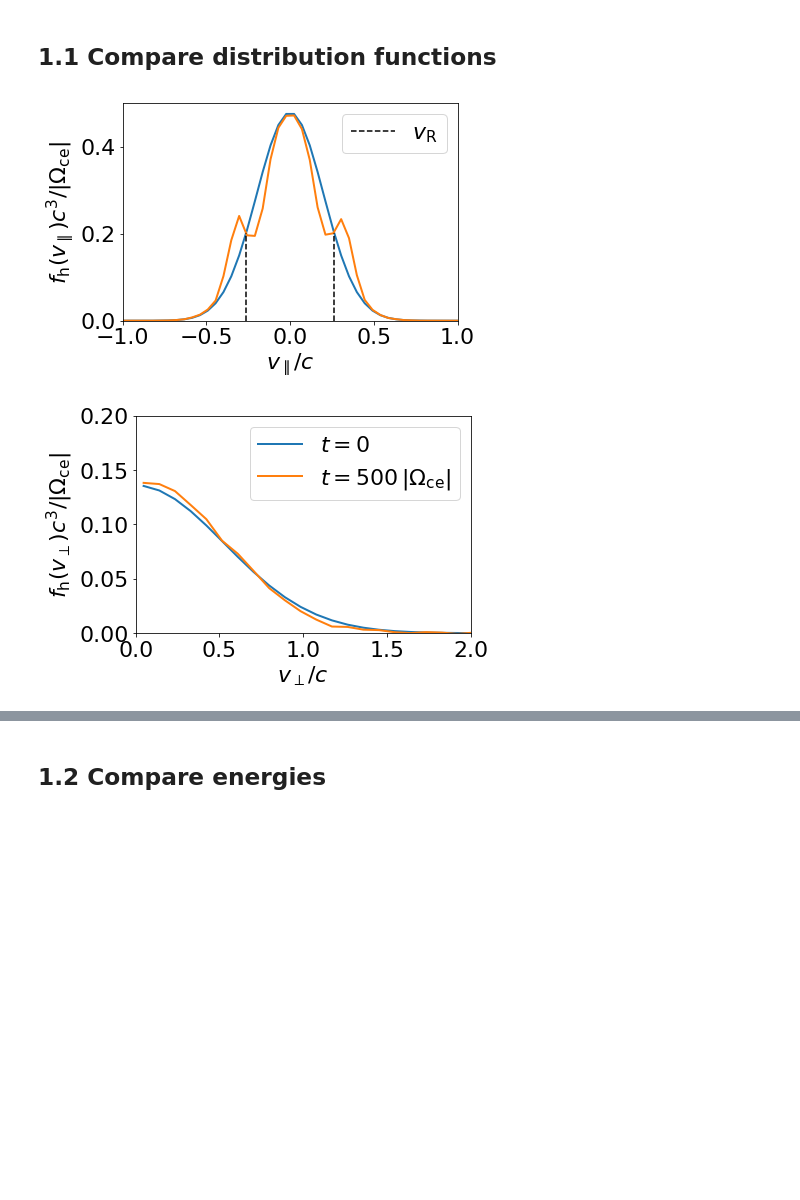
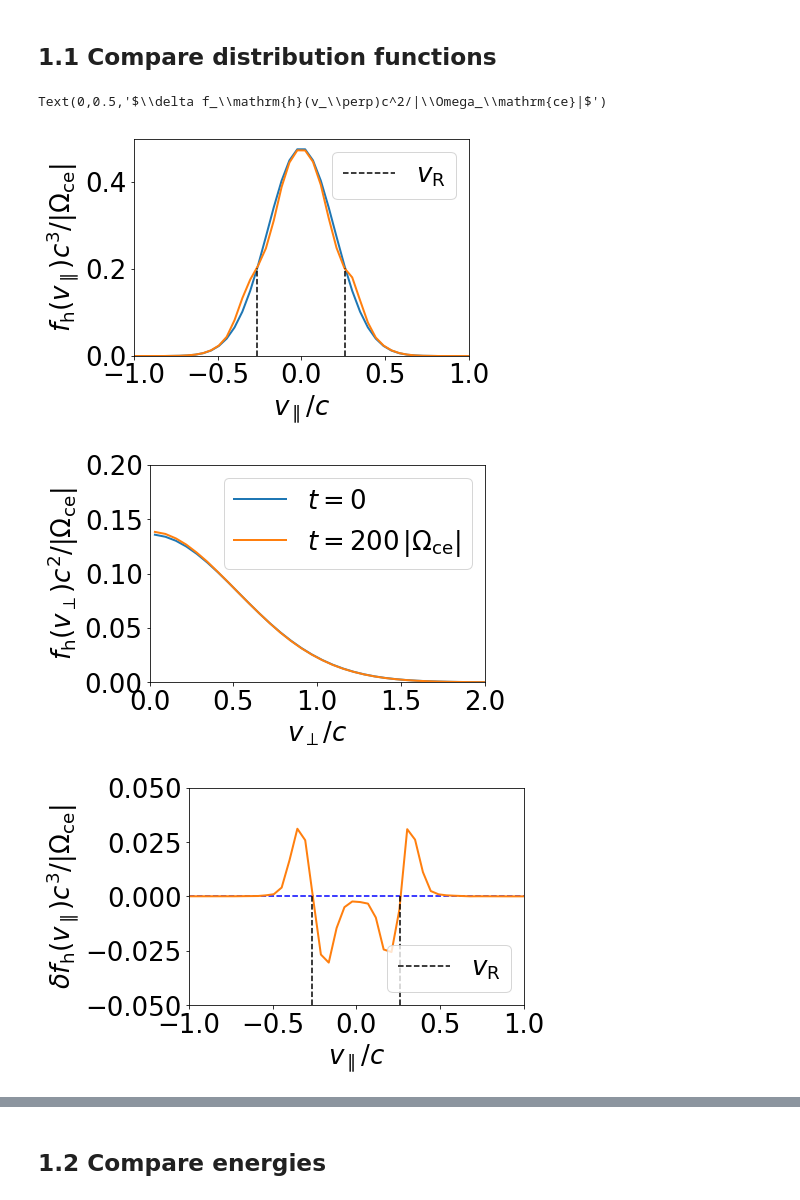
Before and after one commit to ratnania/mhd, a Jupyter notebook: 02_HybridModelling/01_Electron_Hybrid_Code.ipynb, the cells around one changed output, grey strips where cells are left out. Cells and saved outputs as stored; diff of their text form; code cells hidden in the pictures; blank space fills up the shorter version.

```diff
--- a/02_HybridModelling/01_Electron_Hybrid_Code.ipynb
+++ b/02_HybridModelling/01_Electron_Hybrid_Code.ipynb
@@ -587,7 +610,7 @@ quit
 # %%
 import matplotlib.pyplot as plt
 
-fontsize = 22
+fontsize = 26
 #plt.rc('text', usetex = False)
 #plt.rc('font',family = 'serif')
 plt.rcParams.update({'font.size': fontsize})
@@ -595,10 +618,10 @@ plt.rc('xtick', labelsize = fontsize)
 plt.rc('ytick', labelsize = fontsize)
 
 Nbin_par = 128
-Nbin_perp = 32
+Nbin_perp = 64
 
 Lv_par = 6
-Lv_perp = 3
+Lv_perp = 4
 
 dv_bin_par = Lv_par/Nbin_par
 v_bin_par = np.linspace(-Lv_par/2, Lv_par/2, Nbin_par + 1)
@@ -624,8 +647,8 @@ f_perp_ini = fh0(0, v_bin_perp/np.sqrt(2), v_bin_perp/np.sqrt(2), 0, 0)*np.sqrt(
 Vbin_par = np.digitize(particles[:, 3], Vedges_par) - 1
 Vbin_perp = np.digitize(np.sqrt(particles[:, 1]**2 + particles[:, 2]**2), Vedges_perp) - 1
 
-f_par = np.bincount(Vbin_par, particles[:, 4], Nbin_par)/(Np*binVol_par) + f_par_ini
-f_perp = np.bincount(Vbin_perp, particles[:, 4], Nbin_perp)/(Np*binVol_perp) + f_perp_ini
+f_par = np.bincount(Vbin_par, particles[:, 4], Nbin_par)/(Np*binVol_par*Lz) + control*f_par_ini
+f_perp = np.bincount(Vbin_perp, particles[:, 4], Nbin_perp)/(Np*binVol_perp*Lz*v_bin_perp*2*np.pi) + control*f_perp_ini
 # ...
 
 # ... resonant velocity
@@ -633,36 +656,69 @@ omega = utils.solveDispersionHybrid(k, +1, c, wce, wpe, wpar, wperp, nuh, 0.5 +
 omega_r = np.real(omega)
 gamma = np.imag(omega)
 vR = np.abs((omega_r + wce)/k)
 # ...
 
 f1 = plt.figure()
 f1.set_figheight(4)
 f1.set_figwidth(6)
 
 
 plt.plot(v_bin_par, f_par_ini, linewidth = 2)
 plt.plot(v_bin_par, f_par, linewidth = 2)
 plt.plot(np.ones(10)*vR, np.linspace(0, fh0(0, 0, 0, vR, 0)*2*np.pi*wperp**2, 10), 'k--', label = '$v_\mathrm{R}$')
 plt.plot(-np.ones(10)*vR, np.linspace(0, fh0(0, 0, 0, vR, 0)*2*np.pi*wperp**2, 10), 'k--')
 plt.ylim((0, 0.5))
 plt.xlim((-1, 1))
 plt.xlabel('$v_\parallel/c$')
 plt.ylabel('$f_\mathrm{h}(v_\parallel)c^3/|\Omega_\mathrm{ce}|$')
 plt.legend()
-plt.savefig('/home/florian/Schreibtisch/Masterarbeit/05_Präsentationen/04_Ringberg/01_Figures/Anisotropic_parallel.pdf', bbox_inches = 'tight')
+#plt.savefig('/home/florian/Schreibtisch/Masterarbeit/05_Präsentationen/04_Ringberg/01_Figures/Anisotropic_parallel_WithCV.pdf', bbox_inches = 'tight')
 
 f2 = plt.figure()
 f2.set_figheight(4)
 f2.set_figwidth(6)
 
 plt.plot(v_bin_perp, f_perp_ini, label = '$t=0$', linewidth = 2)
-plt.plot(v_bin_perp, f_perp, label = '$t=500\,|\Omega_\mathrm{ce}|$', linewidth = 2)
+plt.plot(v_bin_perp, f_perp, label = '$t=200\,|\Omega_\mathrm{ce}|$', linewidth = 2)
 plt.xlabel('$v_\perp/c$')
-plt.ylabel('$f_\mathrm{h}(v_\perp)c^3/|\Omega_\mathrm{ce}|$')
+plt.ylabel('$f_\mathrm{h}(v_\perp)c^2/|\Omega_\mathrm{ce}|$')
 plt.ylim((0, 0.2))
 plt.xlim((0, 2))
 plt.legend()
-plt.savefig('/home/florian/Schreibtisch/Masterarbeit/05_Präsentationen/04_Ringberg/01_Figures/Anisotropic_perp.pdf', bbox_inches = 'tight')
+#plt.savefig('/home/florian/Schreibtisch/Masterarbeit/05_Präsentationen/04_Ringberg/01_Figures/Anisotropic_perp_WithCV.pdf', bbox_inches = 'tight')
+
+
+f3 = plt.figure()
+f3.set_figheight(4)
+f3.set_figwidth(6)
+
+plt.plot(-2, 0, linewidth = 2)
+plt.plot(np.linspace(-1, 1, 10), np.zeros(10), 'b--')
+plt.plot(v_bin_par, f_par - f_par_ini, linewidth = 2)
+plt.plot(np.ones(10)*vR, np.linspace(-0.05, 0, 10), 'k--', label = '$v_\mathrm{R}$')
+plt.plot(-np.ones(10)*vR, np.linspace(-0.05, 0, 10), 'k--')
+plt.legend(loc = 4)
+
+plt.xlim((-1, 1))
+plt.ylim((-0.05, 0.05))
+plt.xlabel('$v_\parallel/c$')
+plt.ylabel('$\delta f_\mathrm{h}(v_\parallel)c^3/|\Omega_\mathrm{ce}|$')
+#plt.savefig('/home/florian/Schreibtisch/Masterarbeit/05_Präsentationen/04_Ringberg/01_Figures/Anisotropic_Deltapar_WithCV.pdf', bbox_inches = 'tight')
+
+f4 = plt.figure()
+f4.set_figheight(4)
+f4.set_figwidth(6)
+
+plt.plot(-2, 0, linewidth = 2)
+plt.plot(np.linspace(0, 2, 10), np.zeros(10), 'b--')
+plt.plot(v_bin_perp, f_perp - f_perp_ini, linewidth = 2)
+plt.xlim((0, 2))
+plt.ylim((-0.005, 0.005))
+plt.xlabel('$v_\perp/c$')
+plt.ylabel('$\delta f_\mathrm{h}(v_\perp)c^2/|\Omega_\mathrm{ce}|$')
+#plt.savefig('/home/florian/Schreibtisch/Masterarbeit/05_Präsentationen/04_Ringberg/01_Figures/Anisotropic_Deltaperp_WithCV.pdf', bbox_inches = 'tight')
 # %% [output]
+Text(0,0.5,'$\\delta f_\\mathrm{h}(v_\\perp)c^2/|\\Omega_\\mathrm{ce}|$')
-[figure, old version]
+[figure, new version]
-[figure, old version]
+[figure, new version]
+[figure, added]
```
Also changed, not shown: parts of 36 cells of this notebook, 3 other files.
